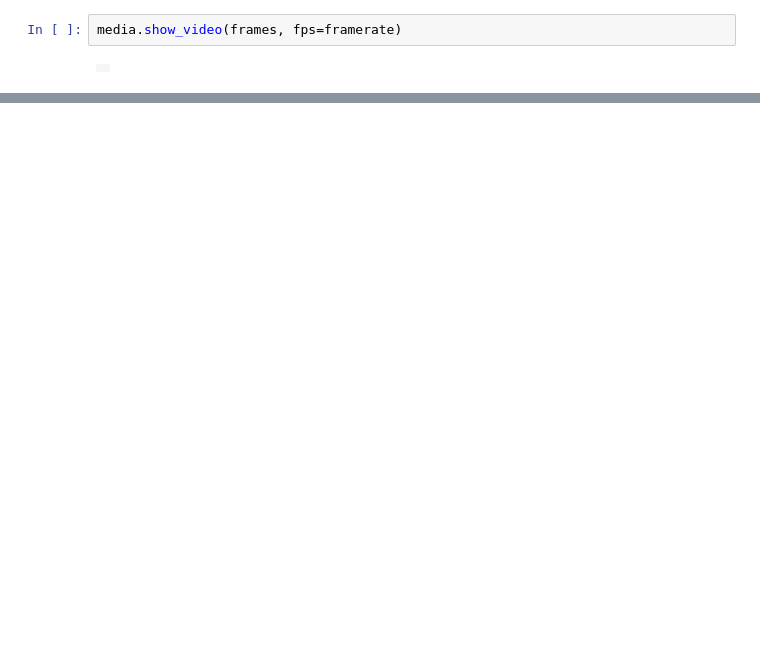
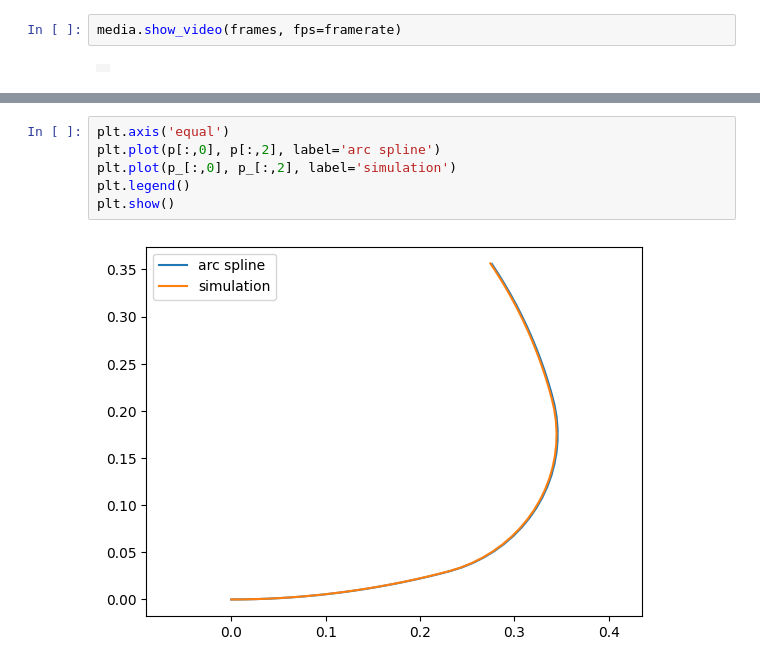
Before and after one commit to AEbrazeh/SoftActuatorSimulation, a Jupyter notebook: Demonstration.ipynb, the cells around one changed output, grey strips where cells are left out. Saved outputs shown, nothing was run; the diff lists cells and outputs as text; blank space fills up the shorter version.

```diff
--- a/Demonstration.ipynb
+++ b/Demonstration.ipynb
@@ -91,0 +141,8 @@ media.show_video(frames, fps=framerate)
+# %%
+plt.axis('equal')
+plt.plot(p[:,0], p[:,2], label='arc spline')
+plt.plot(p_[:,0], p_[:,2], label='simulation')
+plt.legend()
+plt.show()
+# %% [output]
+[figure, added]
```
Also changed, not shown: parts of 16 cells of this notebook, 4 other files.
